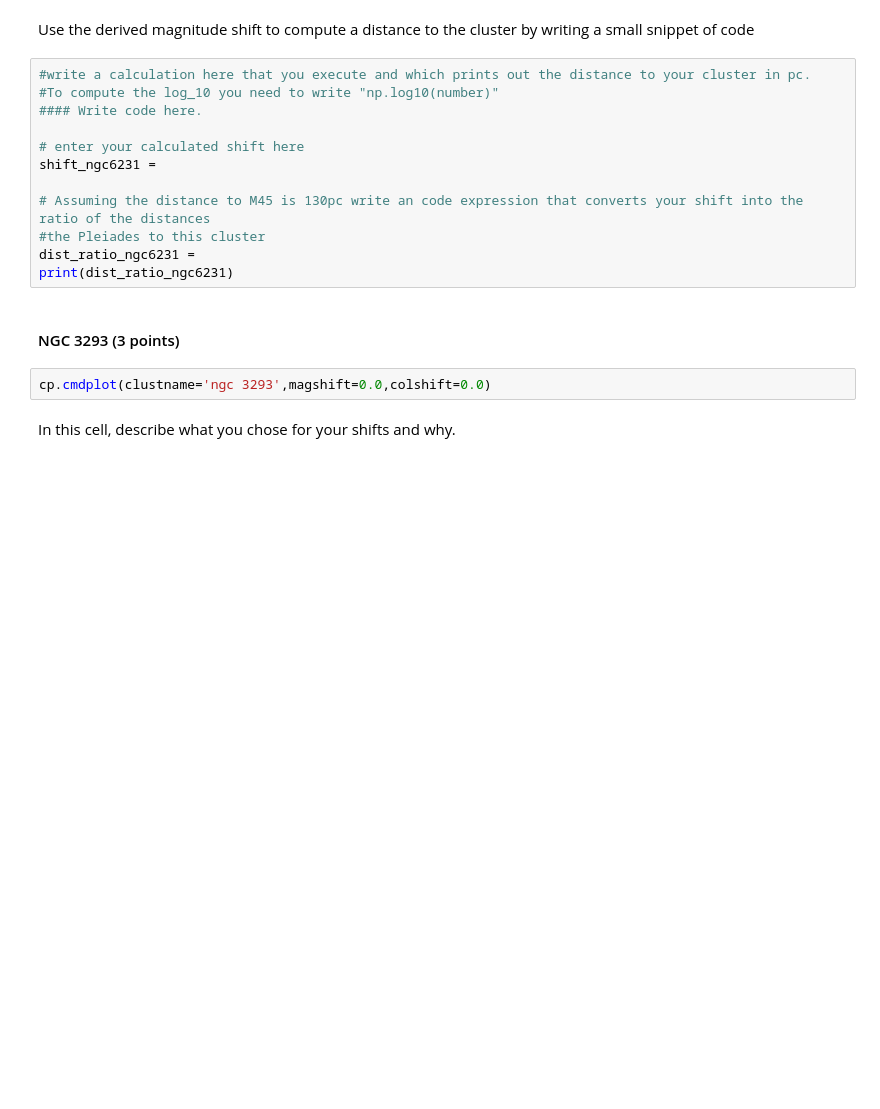
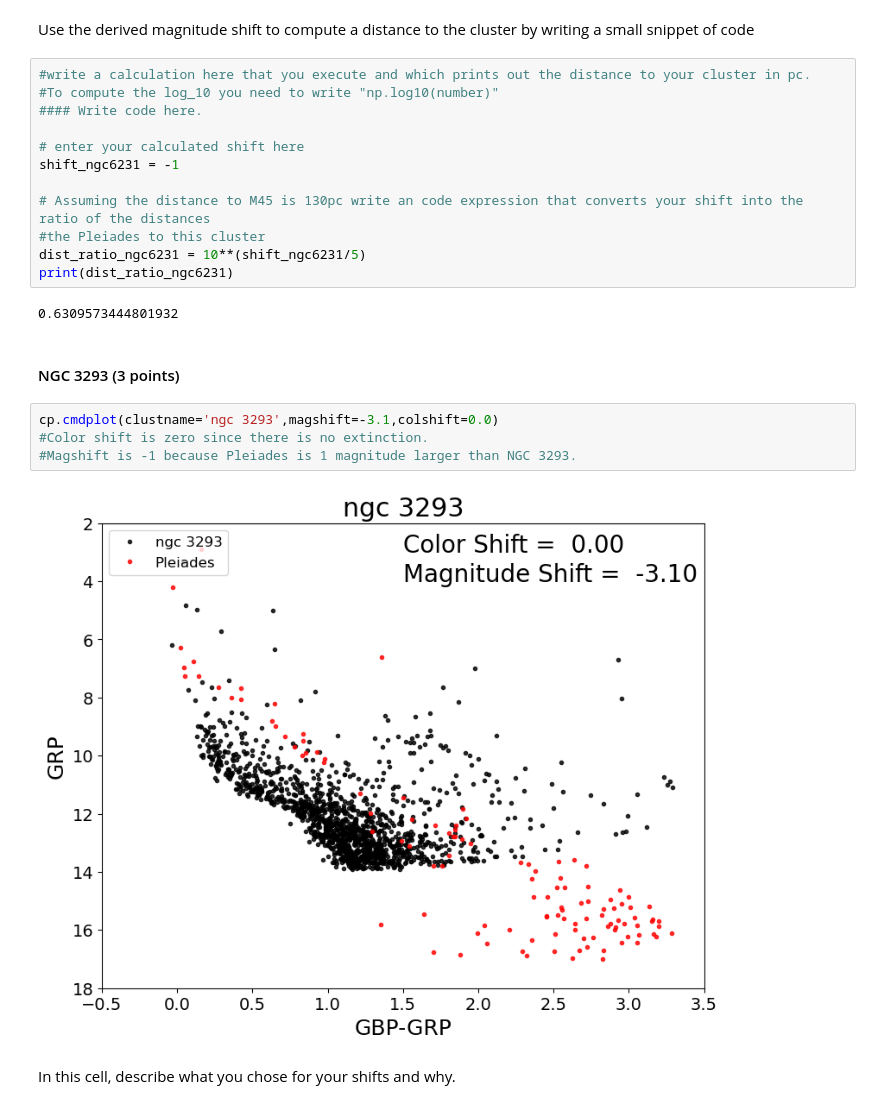
Before and after one commit to EvanBarkus/CMD_distmod_student, a Jupyter notebook: cluster_plot_student.ipynb, the cells around one changed output. Drawn from its saved outputs; the diff is of its cells as text; blank space fills up the shorter version.

```diff
--- a/cluster_plot_student.ipynb
+++ b/cluster_plot_student.ipynb
@@ -91,16 +105,22 @@ Use the derived magnitude shift to compute a distance to the cluster by writing
 #### Write code here.
 
 # enter your calculated shift here
-shift_ngc6231 =
+shift_ngc6231 = -1
 
 # Assuming the distance to M45 is 130pc write an code expression that converts your shift into the ratio of the distances
 #the Pleiades to this cluster
-dist_ratio_ngc6231 =
+dist_ratio_ngc6231 = 10**(shift_ngc6231/5)
 print(dist_ratio_ngc6231)
+# %% [output]
+0.6309573444801932
 # %% [markdown]
 #### NGC 3293  (3 points)
-# %%
-cp.cmdplot(clustname='ngc 3293',magshift=0.0,colshift=0.0)
+# %%
+cp.cmdplot(clustname='ngc 3293',magshift=-3.1,colshift=0.0)
+#Color shift is zero since there is no extinction.
+#Magshift is -1 because Pleiades is 1 magnitude larger than NGC 3293.
+# %% [output]
+[figure, added]
 # %% [markdown]
 In this cell, describe what you chose for your shifts and why.
 # %% [markdown]
```
Also changed, not shown: parts of 8 cells of this notebook.
